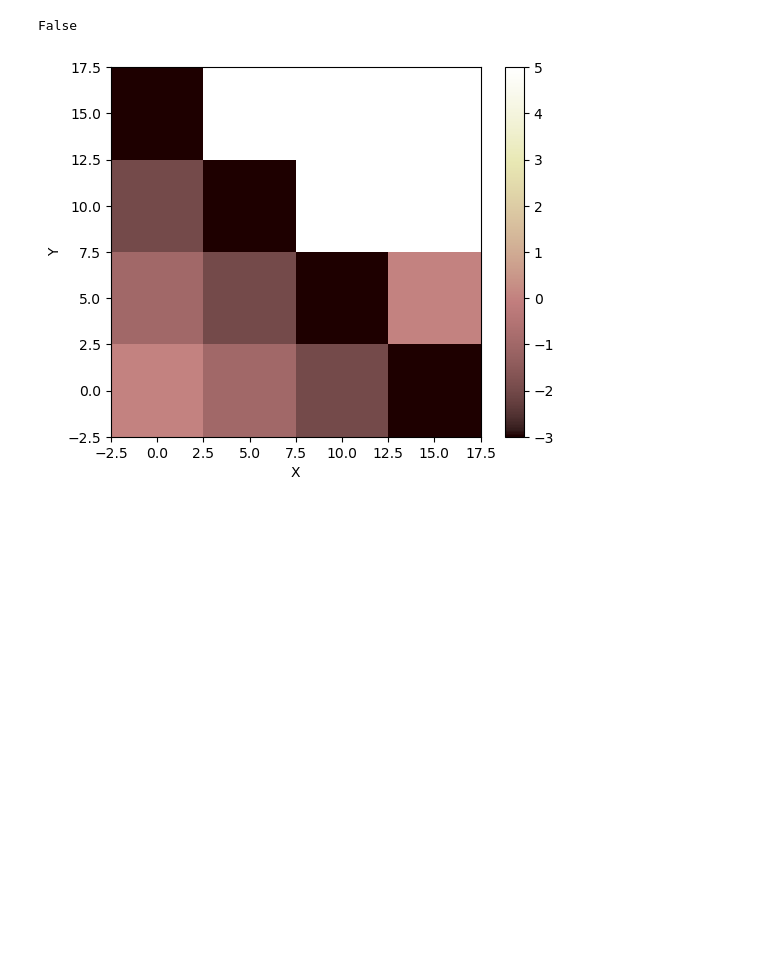
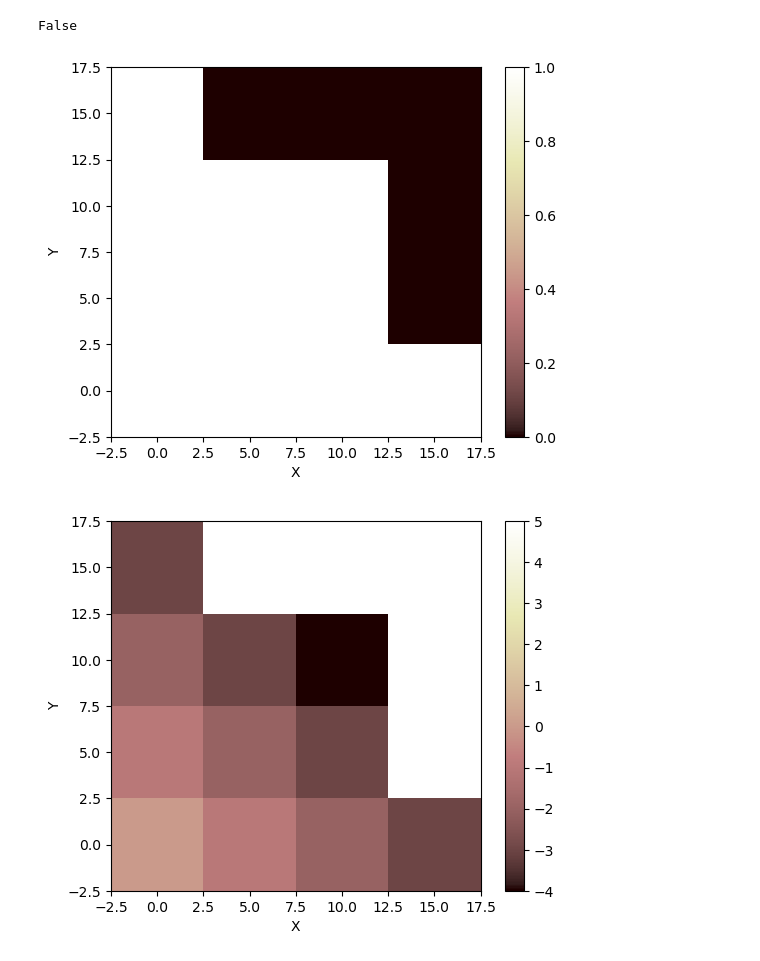
Before and after one commit to csdms-espin/ESPIn2026_ThermalSlump, a Jupyter notebook: SuperThermal.ipynb, the cells around one changed output. Saved outputs shown, nothing was run; the diff lists cells and outputs as text; code cells hidden in the pictures; blank space fills up the shorter version.

Commit message:
attempts to implement diffusion on 4x4 grid

```diff
--- a/SuperThermal.ipynb
+++ b/SuperThermal.ipynb
@@ -133,5 +136,5 @@ def slide_if_thawed(grid, node):
         slide_node(grid, node, diag_node)
 # %%
 # adjust temp manually for test
-grid.at_node["temp"][10] = 0
+#grid.at_node["temp"][10] = 0
 # %%
@@ -139,5 +142,9 @@ slide_if_thawed(grid, 10)
+# %%
+grid.imshow(is_clay)
+# %% [output]
+[figure, added]
 # %%
 # visualize temperature distribution
 grid.imshow(temp)
 # %% [output]
-[figure, old version]
+[figure, new version]
```
Also changed, not shown: parts of 5 cells of this notebook.
